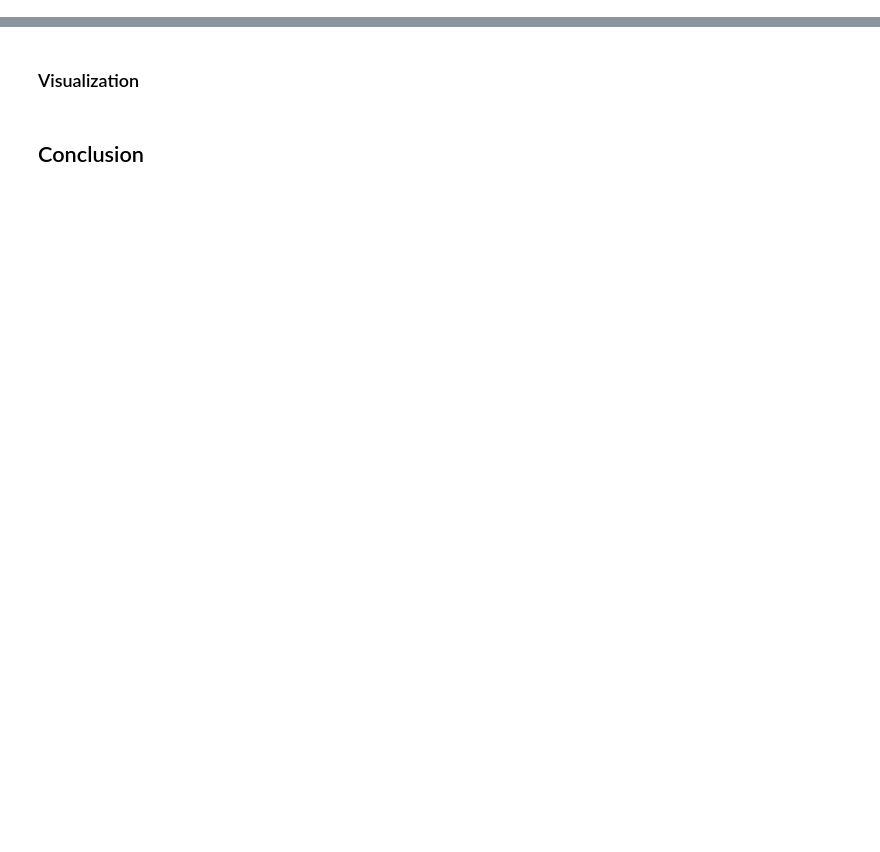
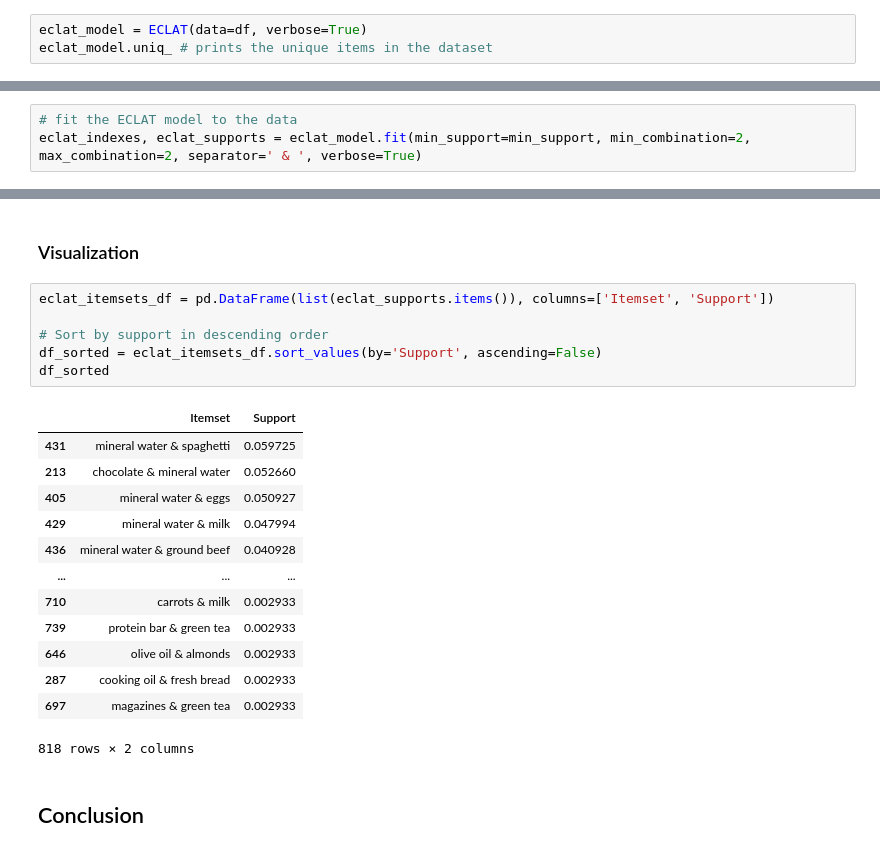
Before and after one commit to austindbirch/data_science_portfolio, a Jupyter notebook: 2: Sales and Revenue Optimization/Upselling/upselling.ipynb, the cells around one changed output, grey strips where cells are left out. Cells and saved outputs as stored; diff of their text form; blank space fills up the shorter version.

```diff
--- a/2: Sales and Revenue Optimization/Upselling/upselling.ipynb
+++ b/2: Sales and Revenue Optimization/Upselling/upselling.ipynb
@@ -110,2 +142,5 @@ resultsinDataFrame
 # %% [markdown]
 ### Training/Mining
+# %%
+eclat_model = ECLAT(data=df, verbose=True)
+eclat_model.uniq_ # prints the unique items in the dataset
@@ -111,0 +165,3 @@ resultsinDataFrame
+# %%
+# fit the ECLAT model to the data
+eclat_indexes, eclat_supports = eclat_model.fit(min_support=min_support, min_combination=2, max_combination=2, separator=' & ', verbose=True)
@@ -112,4 +190,24 @@ resultsinDataFrame
 # %% [markdown]
 ### Visualization
+# %%
+eclat_itemsets_df = pd.DataFrame(list(eclat_supports.items()), columns=['Itemset', 'Support'])
+
+# Sort by support in descending order
+df_sorted = eclat_itemsets_df.sort_values(by='Support', ascending=False)
+df_sorted
+# %% [output]
+|  | Itemset | Support |
+| 431 | mineral water & spaghetti | 0.059725 |
+| 213 | chocolate & mineral water | 0.052660 |
+| 405 | mineral water & eggs | 0.050927 |
+| 429 | mineral water & milk | 0.047994 |
+| 436 | mineral water & ground beef | 0.040928 |
+| ... | ... | ... |
+| 710 | carrots & milk | 0.002933 |
+| 739 | protein bar & green tea | 0.002933 |
+| 646 | olive oil & almonds | 0.002933 |
+| 287 | cooking oil & fresh bread | 0.002933 |
+| 697 | magazines & green tea | 0.002933 |
+818 rows × 2 columns
 # %% [markdown]
 ## Conclusion
```
Also changed, not shown: parts of 13 cells of this notebook.
